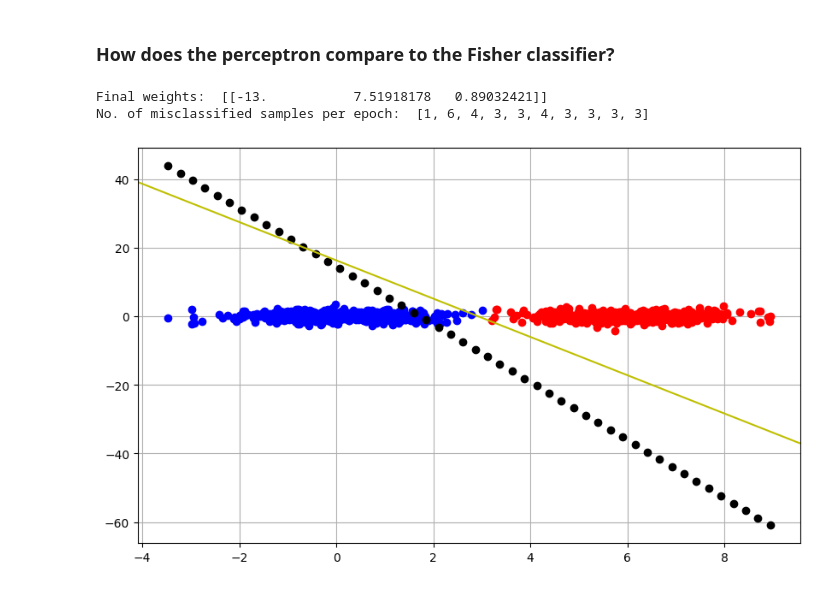
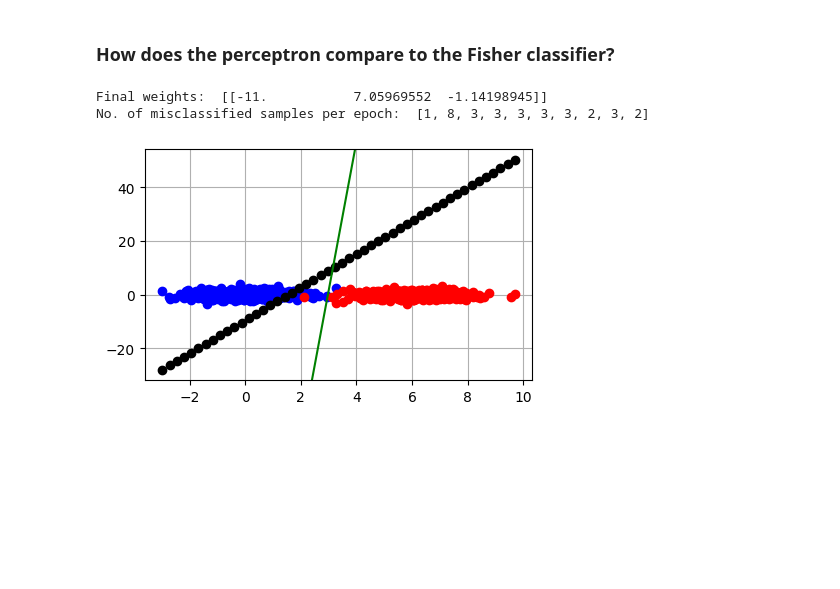
Before and after one commit to nadinekuo/MachineLearning1-Labs, a Jupyter notebook: 2-Linear-Regression-and-Classifiers/linear-classifiers.ipynb, the cells around one changed output. Cells and saved outputs as stored; diff of their text form; code cells hidden in the pictures; blank space fills up the shorter version.

```diff
--- a/2-Linear-Regression-and-Classifiers/linear-classifiers.ipynb
+++ b/2-Linear-Regression-and-Classifiers/linear-classifiers.ipynb
@@ -189,21 +189,21 @@ Below we take as example the existing Iris data to train our perceptron.
 # %%
 # Train perceptron and Fisher classifier on train set
 a = pr.gendats([1000, 1000], 2, 6)
 [train_set, test_set] = pr.gendat(a, 0.5) # Split dataset into training and test set
 # Turn into numpy matrix with labels as last column to pass to perceptron
 train_arr = np.hstack((train_set.data, train_set.nlab()))
 
 # Train perceptron on train set
 w, misclassified_ = perceptron(train_arr, num_iter=10)
 print('Final weights: ', w)    # [w0, w1, w2]
 print('No. of misclassified samples per epoch: ', misclassified_)
 plot_decision_boundary(train_set.data, train_set.nlab(), w[0])
 
 # First we scatter data in order to plot the decision boundary obtained by Fisher's linear discriminant
-plotc_fisherc = pr.plotc(pr.fisherc(data), colors='y', gridsize=100)
+plotc_fisherc = pr.plotc(pr.fisherc(train_set), colors='g', gridsize=100)
 
 # TODO: Compare perceptron and Fisher classifier on large unseen test set
 # %% [output]
-Final weights:  [[-13.           7.51918178   0.89032421]]
-No. of misclassified samples per epoch:  [1, 6, 4, 3, 3, 4, 3, 3, 3, 3]
+Final weights:  [[-11.           7.05969552  -1.14198945]]
+No. of misclassified samples per epoch:  [1, 8, 3, 3, 3, 3, 3, 2, 3, 2]
-[figure, old version]
+[figure, new version]
```
Also changed, not shown: parts of 3 cells of this notebook, 3 other files.
